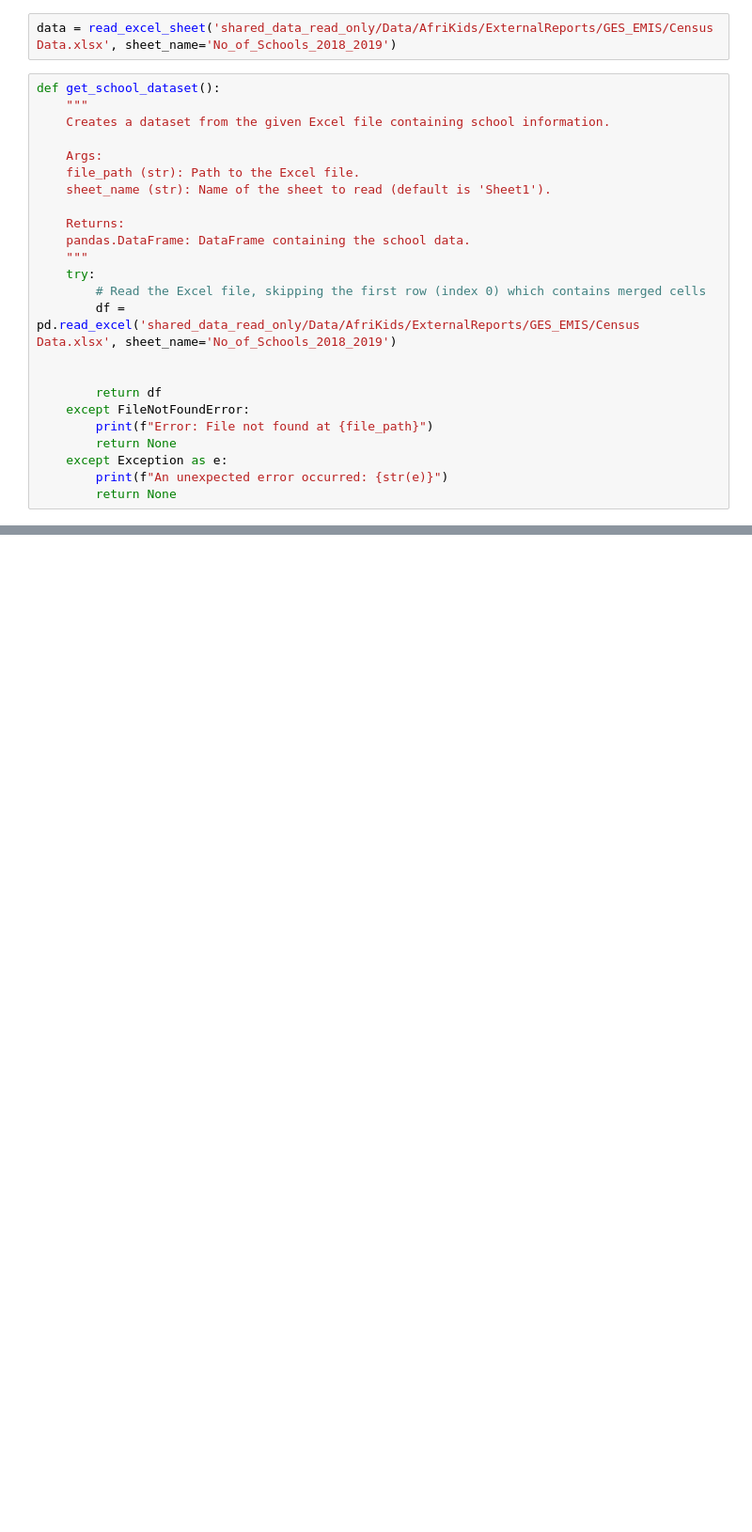
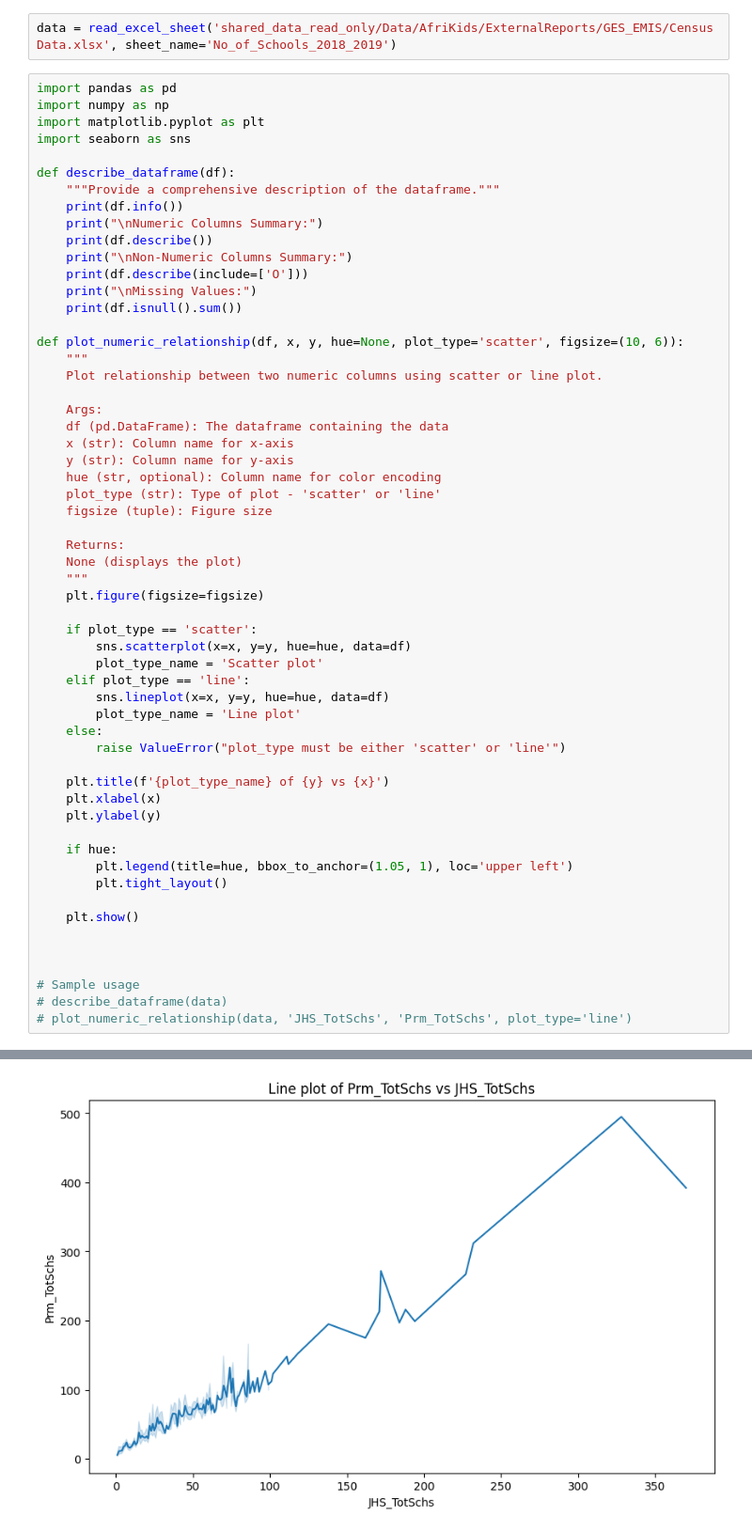
Before and after one commit to dfglondon24/Team-8, a Jupyter notebook: helper_functions.ipynb, the cells around one changed output, grey strips where cells are left out. Shown at 94% size. Cells and saved outputs as stored; diff of their text form; blank space fills up the shorter version.

```diff
--- a/helper_functions.ipynb
+++ b/helper_functions.ipynb
@@ -21,26 +21,60 @@ def read_excel_sheet(file_path, sheet_name=None):
 # %%
 data = read_excel_sheet('shared_data_read_only/Data/AfriKids/ExternalReports/GES_EMIS/Census Data.xlsx', sheet_name='No_of_Schools_2018_2019')
 # %%
-def get_school_dataset():
+import pandas as pd
+import numpy as np
+import matplotlib.pyplot as plt
+import seaborn as sns
+
+def describe_dataframe(df):
+    """Provide a comprehensive description of the dataframe."""
+    print(df.info())
+    print("\nNumeric Columns Summary:")
+    print(df.describe())
+    print("\nNon-Numeric Columns Summary:")
+    print(df.describe(include=['O']))
+    print("\nMissing Values:")
+    print(df.isnull().sum())
+
+def plot_numeric_relationship(df, x, y, hue=None, plot_type='scatter', figsize=(10, 6)):
     """
-    Creates a dataset from the given Excel file containing school information.
+    Plot relationship between two numeric columns using scatter or line plot.
 
     Args:
-    file_path (str): Path to the Excel file.
-    sheet_name (str): Name of the sheet to read (default is 'Sheet1').
+    df (pd.DataFrame): The dataframe containing the data
+    x (str): Column name for x-axis
+    y (str): Column name for y-axis
+    hue (str, optional): Column name for color encoding
+    plot_type (str): Type of plot - 'scatter' or 'line'
+    figsize (tuple): Figure size
 
     Returns:
-    pandas.DataFrame: DataFrame containing the school data.
+    None (displays the plot)
     """
-    try:
-        # Read the Excel file, skipping the first row (index 0) which contains merged cells
-        df = pd.read_excel('shared_data_read_only/Data/AfriKids/ExternalReports/GES_EMIS/Census Data.xlsx', sheet_name='No_of_Schools_2018_2019')
+    plt.figure(figsize=figsize)
+
+    if plot_type == 'scatter':
+        sns.scatterplot(x=x, y=y, hue=hue, data=df)
+        plot_type_name = 'Scatter plot'
+    elif plot_type == 'line':
+        sns.lineplot(x=x, y=y, hue=hue, data=df)
+        plot_type_name = 'Line plot'
+    else:
+        raise ValueError("plot_type must be either 'scatter' or 'line'")
+
+    plt.title(f'{plot_type_name} of {y} vs {x}')
+    plt.xlabel(x)
+    plt.ylabel(y)
+
+    if hue:
+        plt.legend(title=hue, bbox_to_anchor=(1.05, 1), loc='upper left')
+        plt.tight_layout()
+
+    plt.show()
 
 
-        return df
-    except FileNotFoundError:
-        print(f"Error: File not found at {file_path}")
-        return None
-    except Exception as e:
-        print(f"An unexpected error occurred: {str(e)}")
-        return None
+
+# Sample usage
+# describe_dataframe(data)
+# plot_numeric_relationship(data, 'JHS_TotSchs', 'Prm_TotSchs', plot_type='line')
+# %% [output]
@@ -47 +98,2 @@ def get_school_dataset():
+[figure, added]
 # %%
```
Also changed, not shown: parts of 2 cells of this notebook.
